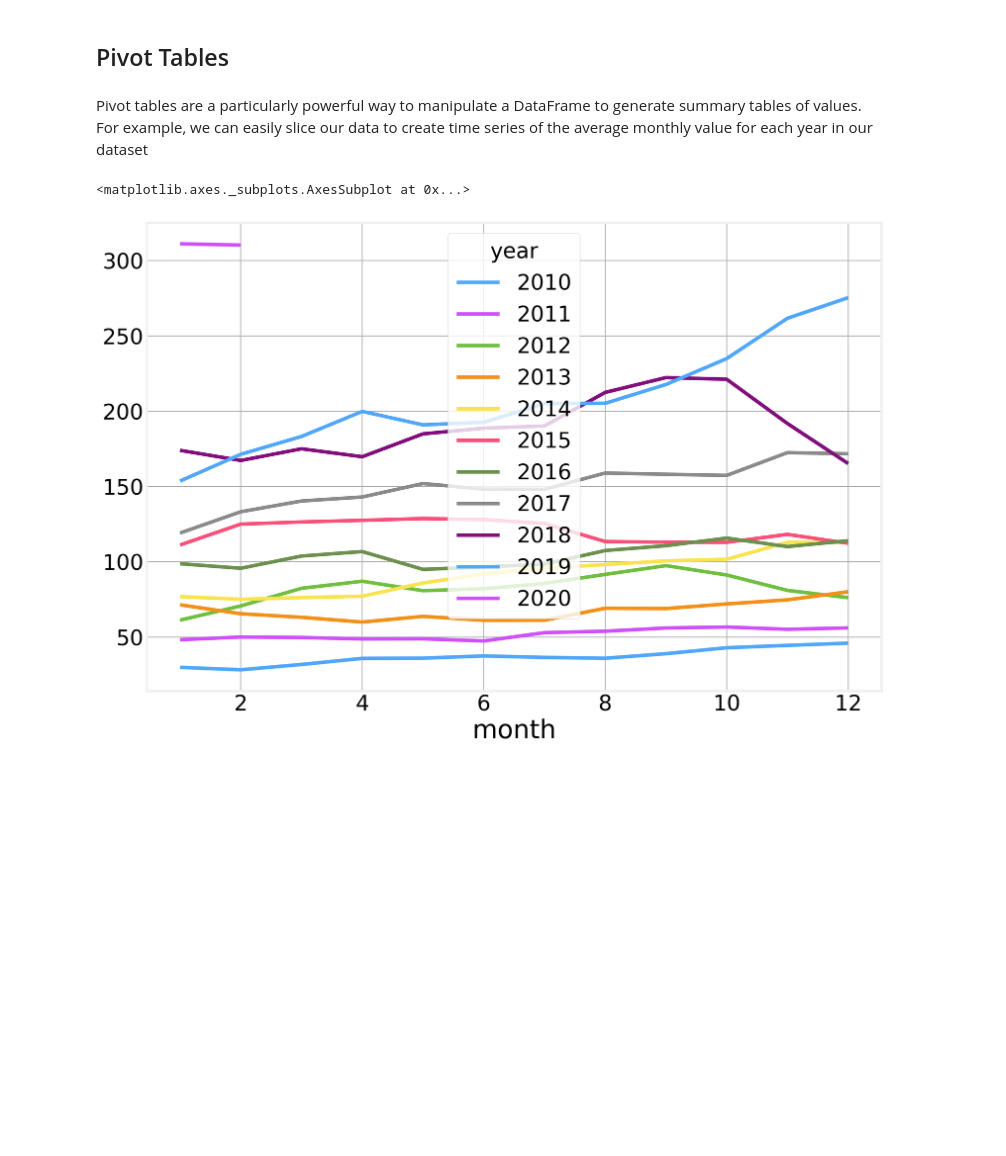
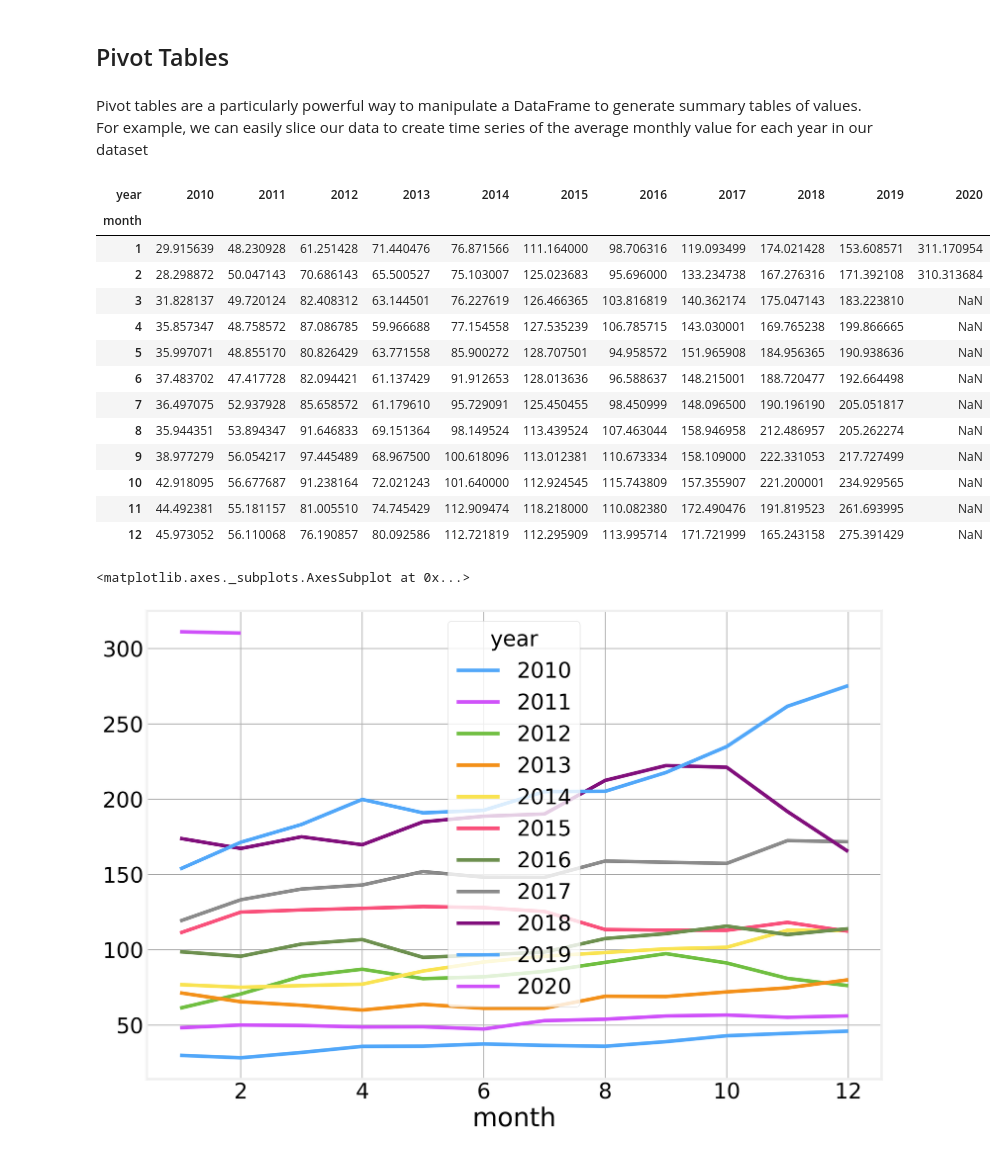
Before and after one commit to DataForScience/AdvancedTimeseries, a Jupyter notebook: 1. Pandas For Time Series.ipynb, the cells around one changed output. Cells and saved outputs as stored; diff of their text form; code cells hidden in the pictures; blank space fills up the shorter version.

```diff
--- a/1. Pandas For Time Series.ipynb
+++ b/1. Pandas For Time Series.ipynb
@@ -490,6 +566,23 @@ data['month'] = data.index.month
 ## Pivot Tables
 # %% [markdown]
 Pivot tables are a particularly powerful way to manipulate a DataFrame to generate summary tables of values. For example, we can easily slice our data to create time series of the average monthly value for each year in our dataset
+# %%
+pd.pivot_table(data[data['year']>=2010], index='month', columns="year", values='Open', aggfunc=np.mean)
+# %% [output]
+| year | 2010 | 2011 | 2012 | 2013 | 2014 | 2015 | 2016 | 2017 | 2018 | 2019 | 2020 |
+| month |  |  |  |  |  |  |  |  |  |  |  |
+| 1 | 29.915639 | 48.230928 | 61.251428 | 71.440476 | 76.871566 | 111.164000 | 98.706316 | 119.093499 | 174.021428 | 153.608571 | 311.170954 |
+| 2 | 28.298872 | 50.047143 | 70.686143 | 65.500527 | 75.103007 | 125.023683 | 95.696000 | 133.234738 | 167.276316 | 171.392108 | 310.313684 |
+| 3 | 31.828137 | 49.720124 | 82.408312 | 63.144501 | 76.227619 | 126.466365 | 103.816819 | 140.362174 | 175.047143 | 183.223810 | NaN |
+| 4 | 35.857347 | 48.758572 | 87.086785 | 59.966688 | 77.154558 | 127.535239 | 106.785715 | 143.030001 | 169.765238 | 199.866665 | NaN |
+| 5 | 35.997071 | 48.855170 | 80.826429 | 63.771558 | 85.900272 | 128.707501 | 94.958572 | 151.965908 | 184.956365 | 190.938636 | NaN |
+| 6 | 37.483702 | 47.417728 | 82.094421 | 61.137429 | 91.912653 | 128.013636 | 96.588637 | 148.215001 | 188.720477 | 192.664498 | NaN |
+| 7 | 36.497075 | 52.937928 | 85.658572 | 61.179610 | 95.729091 | 125.450455 | 98.450999 | 148.096500 | 190.196190 | 205.051817 | NaN |
+| 8 | 35.944351 | 53.894347 | 91.646833 | 69.151364 | 98.149524 | 113.439524 | 107.463044 | 158.946958 | 212.486957 | 205.262274 | NaN |
+| 9 | 38.977279 | 56.054217 | 97.445489 | 68.967500 | 100.618096 | 113.012381 | 110.673334 | 158.109000 | 222.331053 | 217.727499 | NaN |
+| 10 | 42.918095 | 56.677687 | 91.238164 | 72.021243 | 101.640000 | 112.924545 | 115.743809 | 157.355907 | 221.200001 | 234.929565 | NaN |
+| 11 | 44.492381 | 55.181157 | 81.005510 | 74.745429 | 112.909474 | 118.218000 | 110.082380 | 172.490476 | 191.819523 | 261.693995 | NaN |
+| 12 | 45.973052 | 56.110068 | 76.190857 | 80.092586 | 112.721819 | 112.295909 | 113.995714 | 171.721999 | 165.243158 | 275.391429 | NaN |
 # %%
 pd.pivot_table(data[data['year']>=2010], index='month', columns="year", values='Open', aggfunc=np.mean).plot()
 # %% [output]
```
Also changed, not shown: parts of 13 cells of this notebook, 4 other files.
